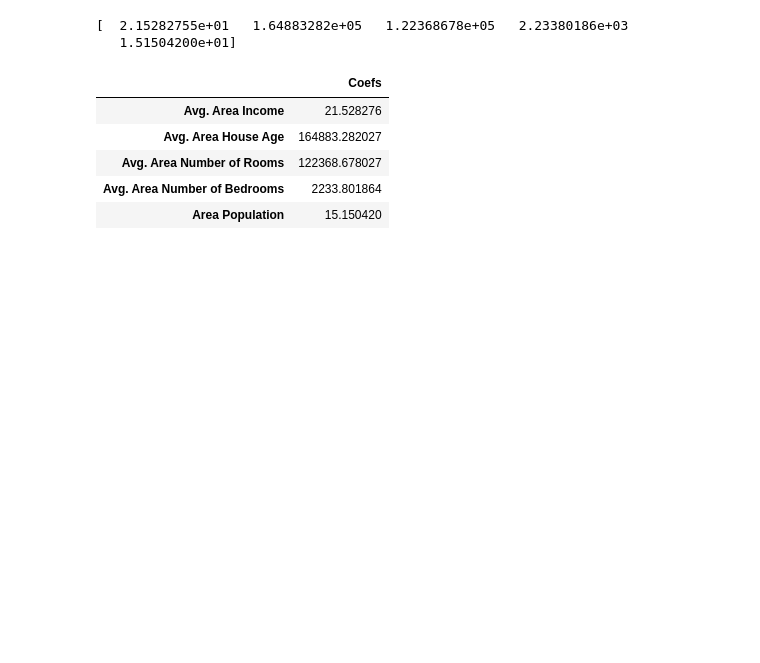
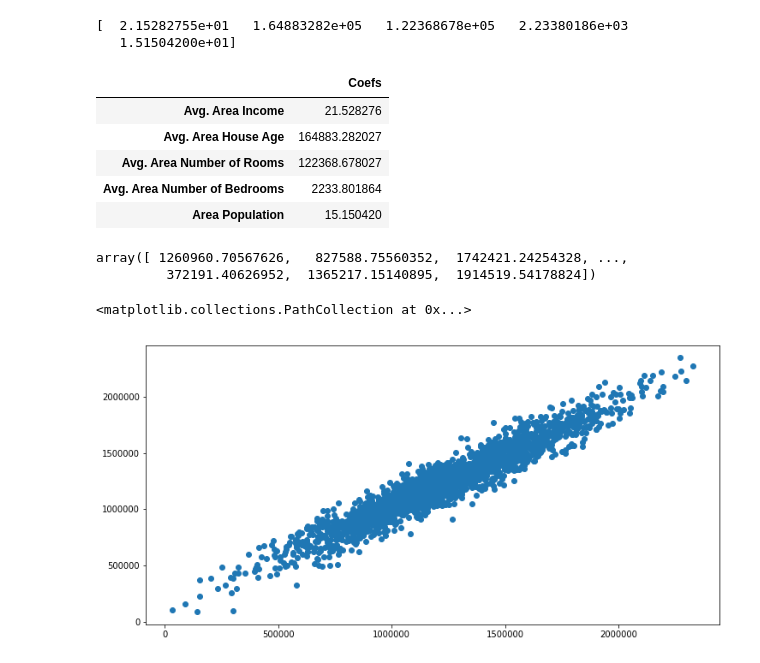
Before and after one commit to thiagosilva95/exercising-python-to-data-science, a Jupyter notebook: machine-learning/linear-regression/linear-regression-with-python.ipynb, the cells around one changed output. Drawn from its saved outputs; the diff is of its cells as text; code cells hidden in the pictures; blank space fills up the shorter version.

```diff
--- a/machine-learning/linear-regression/linear-regression-with-python.ipynb
+++ b/machine-learning/linear-regression/linear-regression-with-python.ipynb
@@ -93,3 +93,16 @@ coefs
 | Avg. Area Number of Rooms | 122368.678027 |
 | Avg. Area Number of Bedrooms | 2233.801864 |
 | Area Population | 15.150420 |
+# %%
+predict = lm.predict(x_test)
+# %%
+predict
+# %% [output]
+array([ 1260960.70567626,   827588.75560352,  1742421.24254328, ...,
+         372191.40626952,  1365217.15140895,  1914519.54178824])
+# %%
+plt.figure(figsize=(12,6))
+plt.scatter(y_test, predict)
+# %% [output]
+<matplotlib.collections.PathCollection at 0x...>
+[figure, added]
```
Also changed, not shown: parts of 1 cell of this notebook.
